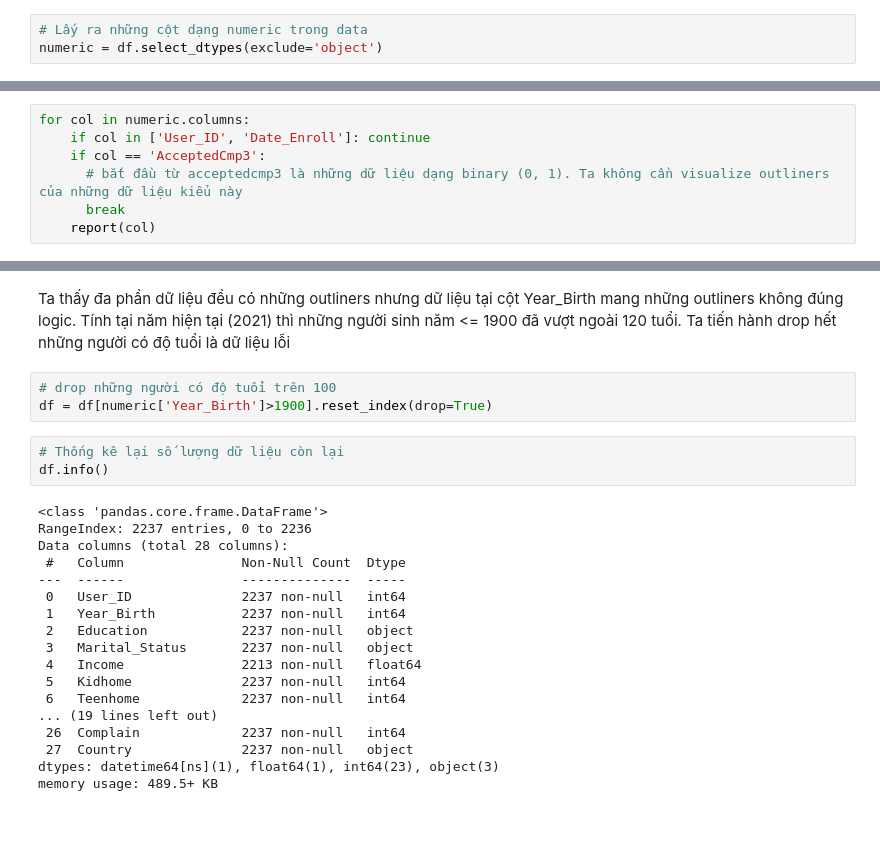
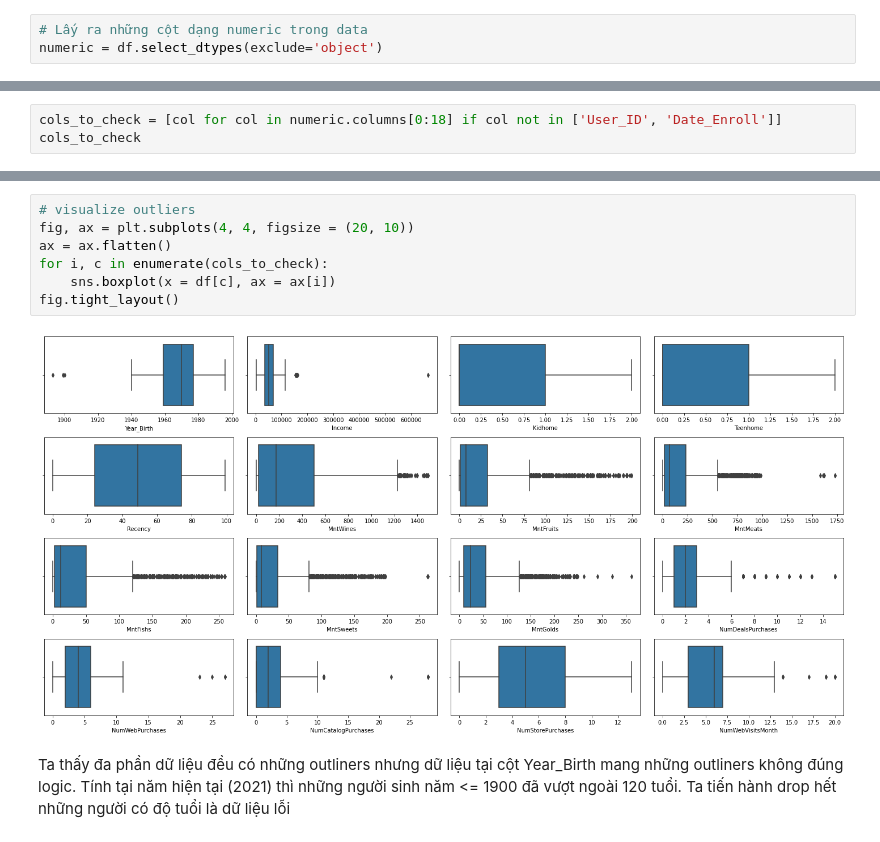
Before and after one commit to nghoanglong/DS102-M11-CNCL, a Jupyter notebook: Marketing_Analytics.ipynb, the cells around one changed output, grey strips where cells are left out. Saved outputs shown, nothing was run; the diff lists cells and outputs as text.

Commit message:
Completed Preprocess Data

```diff
--- a/Marketing_Analytics.ipynb
+++ b/Marketing_Analytics.ipynb
@@ -162,7 +145,0 @@ Index(['User_ID', 'Year_Birth', 'Income', 'Kidhome', 'Teenhome', 'Date_Enroll',
-# %%
-for col in numeric.columns:
-    if col in ['User_ID', 'Date_Enroll']: continue
-    if col == 'AcceptedCmp3':
-      # bắt đầu từ acceptedcmp3 là những dữ liệu dạng binary (0, 1). Ta không cần visualize outliners của những dữ liệu kiểu này
-      break
-    report(col)
@@ -230,0 +146,3 @@ Name: MntWines, dtype: float64
+# %%
+cols_to_check = [col for col in numeric.columns[0:18] if col not in ['User_ID', 'Date_Enroll']]
+cols_to_check
@@ -231,26 +166,11 @@ Name: MntWines, dtype: float64
+# %%
+# visualize outliers
+fig, ax = plt.subplots(4, 4, figsize = (20, 10))
+ax = ax.flatten()
+for i, c in enumerate(cols_to_check):
+    sns.boxplot(x = df[c], ax = ax[i])
+fig.tight_layout()
+# %% [output]
+[figure, added]
 # %% [markdown]
 Ta thấy đa phần dữ liệu đều có những outliners nhưng dữ liệu tại cột Year_Birth mang những outliners không đúng logic. Tính tại năm hiện tại (2021) thì những người sinh năm <= 1900 đã vượt ngoài 120 tuổi. Ta tiến hành drop hết những người có độ tuổi là dữ liệu lỗi
-# %%
-# drop những người có độ tuổi trên 100
-df = df[numeric['Year_Birth']>1900].reset_index(drop=True)
-# %%
-# Thống kê lại số lượng dữ liệu còn lại
-df.info()
-# %% [output]
-<class 'pandas.core.frame.DataFrame'>
-RangeIndex: 2237 entries, 0 to 2236
-Data columns (total 28 columns):
- #   Column               Non-Null Count  Dtype
----  ------               --------------  -----
- 0   User_ID              2237 non-null   int64
- 1   Year_Birth           2237 non-null   int64
- 2   Education            2237 non-null   object
- 3   Marital_Status       2237 non-null   object
- 4   Income               2213 non-null   float64
- 5   Kidhome              2237 non-null   int64
- 6   Teenhome             2237 non-null   int64
-... (19 lines left out)
- 26  Complain             2237 non-null   int64
- 27  Country              2237 non-null   object
-dtypes: datetime64[ns](1), float64(1), int64(23), object(3)
-memory usage: 489.5+ KB
```
Also changed, not shown: parts of 34 cells of this notebook.
